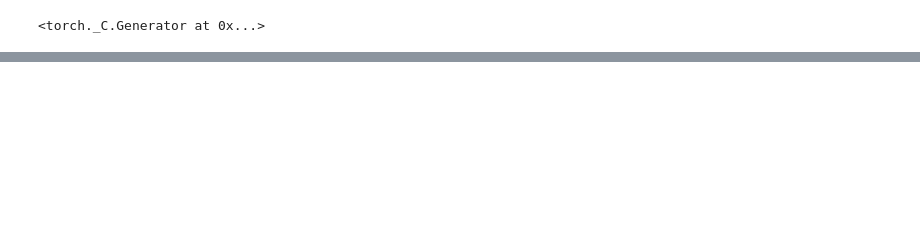
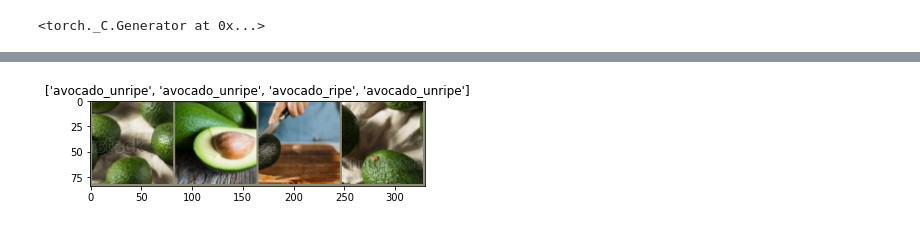
Before and after one commit to filipbalucha/know_your_avocado, a Jupyter notebook: notebook/nb.ipynb, the cells around one changed output, grey strips where cells are left out. Saved outputs shown, nothing was run; the diff lists cells and outputs as text; code cells hidden in the pictures; blank space fills up the shorter version.

```diff
--- a/notebook/nb.ipynb
+++ b/notebook/nb.ipynb
@@ -183,0 +44,11 @@ Accuracy 100.00%
+# %%
+imsize = 100
+data_dir = 'data'
+# %%
+# Compute mean and std of training data
+img_loader = ImageFolder(os.path.join(data_dir, 'train'), transforms.Compose([
+    transforms.Resize((imsize,imsize)),
+    transforms.ToTensor()
+]))
+data_loader = DataLoader(img_loader, batch_size=4, shuffle=False, num_workers=4)
+train_mean, train_std = get_mean_std(data_loader)
@@ -183,0 +82,24 @@ Accuracy 100.00%
+# %%
+# Show a couple images
+def imshow(inp, title=None):
+    """Imshow for Tensor."""
+    inp = inp.numpy().transpose((1, 2, 0))
+    mean = np.array(train_mean)
+    std = np.array(train_std)
+    inp = std * inp + mean
+    inp = np.clip(inp, 0, 1)
+    plt.imshow(inp)
+    if title is not None:
+        plt.title(title)
+    plt.pause(1)  # pause a bit so that plots are updated
+
+
+# Get a batch of training data
+inputs, classes = next(iter(dataloaders['train']))
+
+# Make a grid from batch
+out = torchvision.utils.make_grid(inputs)
+
+imshow(out, title=[class_names[x] for x in classes])
+# %% [output]
+[figure, added]
```
Also changed, not shown: parts of 35 cells of this notebook.
